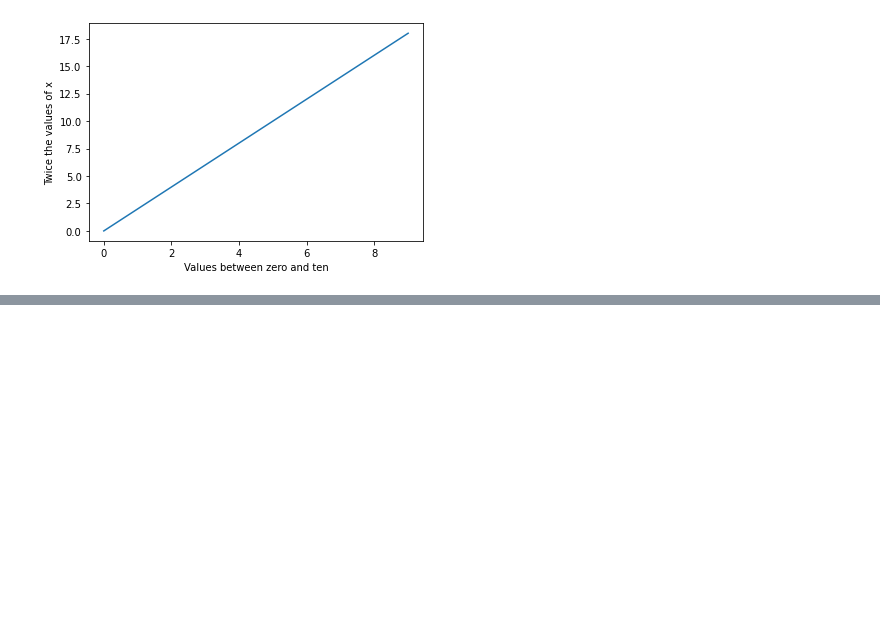
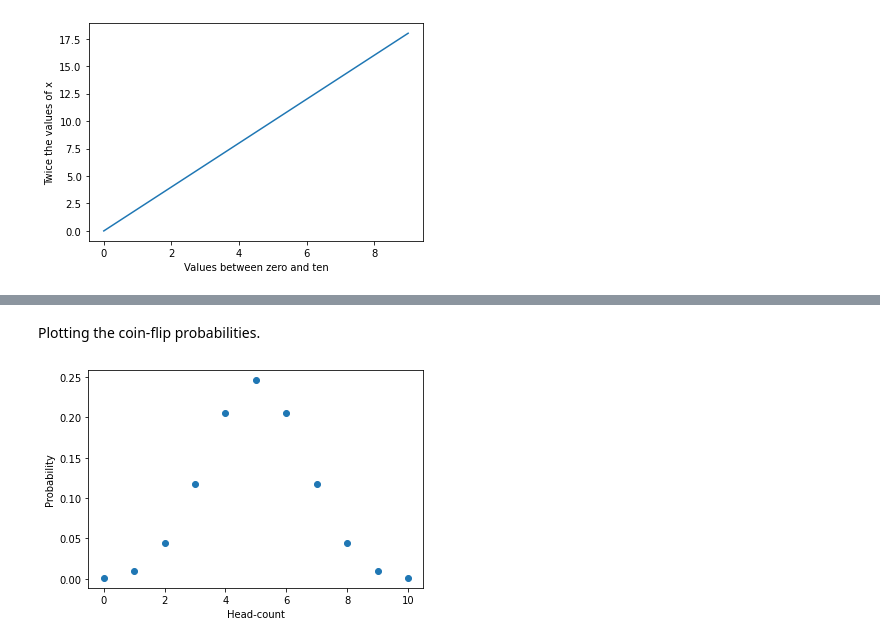
Before and after one commit to keer2345/reading-notes, a Jupyter notebook: it/python/data-science-bookcamp/chapter02.ipynb, the cells around one changed output, grey strips where cells are left out. Drawn from its saved outputs; the diff is of its cells as text; code cells hidden in the pictures; blank space fills up the shorter version.

```diff
--- a/it/python/data-science-bookcamp/chapter02.ipynb
+++ b/it/python/data-science-bookcamp/chapter02.ipynb
@@ -73,0 +106,11 @@ plt.show()
+# %% [markdown]
+Plotting the coin-flip probabilities.
+# %%
+sample_space_size = sum(weighted_sample_space.values())
+prob_x_10_flips = [value / sample_space_size for value in y_10_flips]
+plt.scatter(x_10_flips, prob_x_10_flips)
+plt.xlabel("Head-count")
+plt.ylabel("Probability")
+plt.show()
+# %% [output]
+[figure, added]
```
Also changed, not shown: parts of 23 cells of this notebook, 2 other files.
